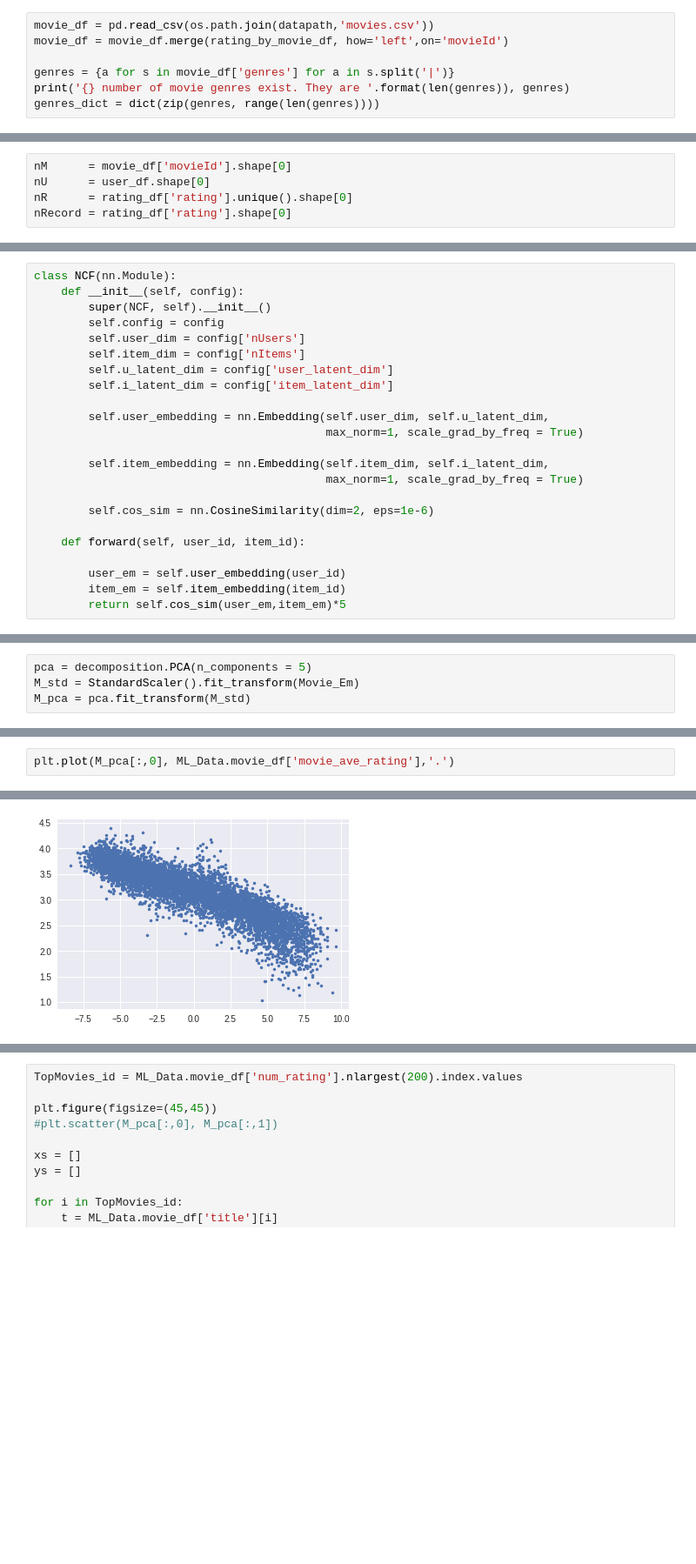
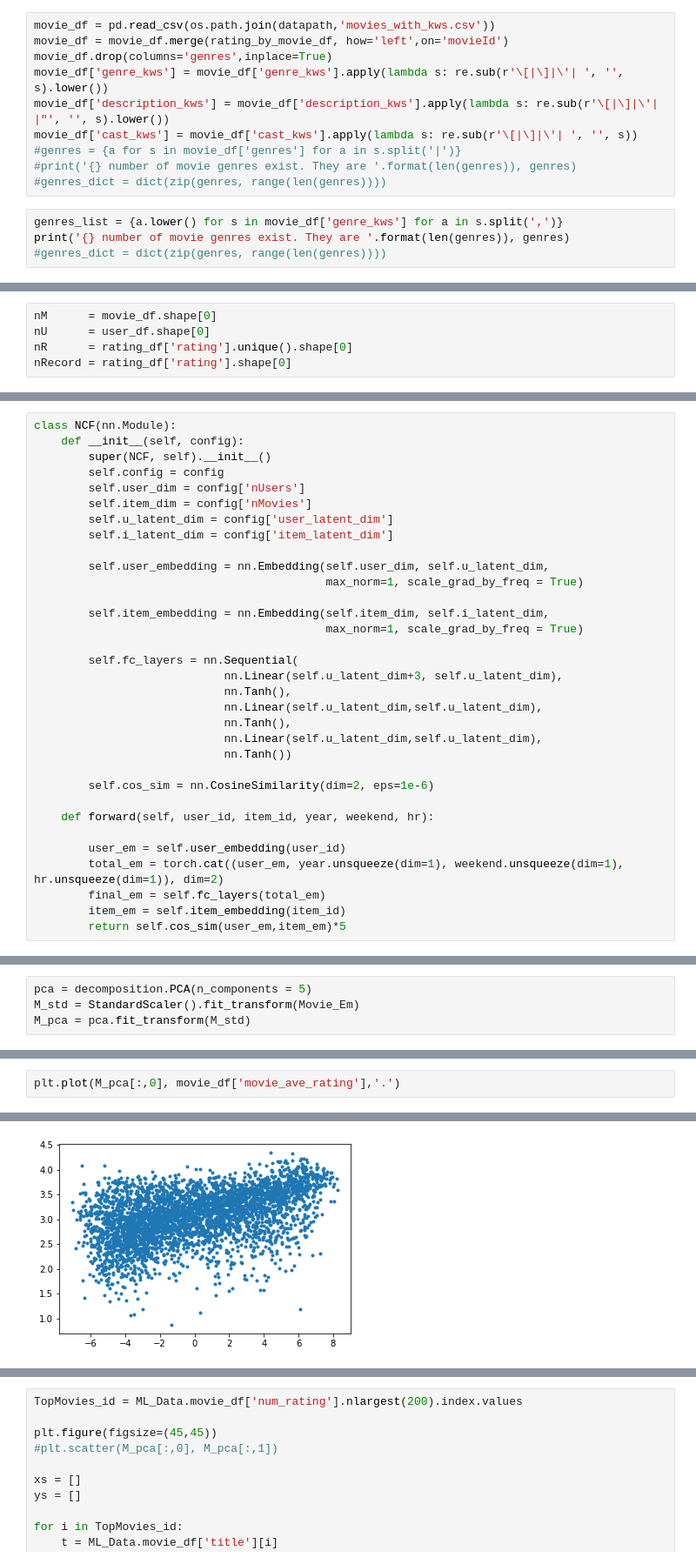
Before and after one commit to zxzhaixiang/QMDB, a Jupyter notebook: model/RecSys.ipynb, the cells around one changed output, grey strips where cells are left out. Shown at 87% size. Saved outputs shown, nothing was run; the diff lists cells and outputs as text; blank space fills up the shorter version.

```diff
--- a/model/RecSys.ipynb
+++ b/model/RecSys.ipynb
@@ -73,11 +78,18 @@ rating_by_movie_df = rating_df.groupby('movieId', as_index = False).agg({
                     'rating': [('movie_ave_rating','mean'),('movie_std_rating', 'std')]})
 rating_by_movie_df.columns.set_levels([item if item!='' else 'movieId' for item in rating_by_movie_df.columns.levels[1]],level=1,inplace=True)
 rating_by_movie_df.columns = rating_by_movie_df.columns.droplevel(0)#drop first level column name (old column name before aggregation)
+# %%
+movie_df = pd.read_csv(os.path.join(datapath,'movies_with_kws.csv'))
+movie_df = movie_df.merge(rating_by_movie_df, how='left',on='movieId')
+movie_df.drop(columns='genres',inplace=True)
+movie_df['genre_kws'] = movie_df['genre_kws'].apply(lambda s: re.sub(r'\[|\]|\'| ', '', s).lower())
+movie_df['description_kws'] = movie_df['description_kws'].apply(lambda s: re.sub(r'\[|\]|\'| |"', '', s).lower())
+movie_df['cast_kws'] = movie_df['cast_kws'].apply(lambda s: re.sub(r'\[|\]|\'| ', '', s))
+#genres = {a for s in movie_df['genres'] for a in s.split('|')}
+#print('{} number of movie genres exist. They are '.format(len(genres)), genres)
+#genres_dict = dict(zip(genres, range(len(genres))))
 # %%
-movie_df = pd.read_csv(os.path.join(datapath,'movies.csv'))
-movie_df = movie_df.merge(rating_by_movie_df, how='left',on='movieId')
-
-genres = {a for s in movie_df['genres'] for a in s.split('|')}
+genres_list = {a.lower() for s in movie_df['genre_kws'] for a in s.split(',')}
 print('{} number of movie genres exist. They are '.format(len(genres)), genres)
-genres_dict = dict(zip(genres, range(len(genres))))
+#genres_dict = dict(zip(genres, range(len(genres))))
 # %% [output]
@@ -85,5 +112,5 @@ genres_dict = dict(zip(genres, range(len(genres))))
 # %%
-nM      = movie_df['movieId'].shape[0]
+nM      = movie_df.shape[0]
 nU      = user_df.shape[0]
 nR      = rating_df['rating'].unique().shape[0]
 nRecord = rating_df['rating'].shape[0]
@@ -180,7 +210,7 @@ class NCF(nn.Module):
         super(NCF, self).__init__()
         self.config = config
         self.user_dim = config['nUsers']
-        self.item_dim = config['nItems']
+        self.item_dim = config['nMovies']
         self.u_latent_dim = config['user_latent_dim']
         self.i_latent_dim = config['item_latent_dim']
 
@@ -190,11 +220,21 @@ class NCF(nn.Module):
         self.item_embedding = nn.Embedding(self.item_dim, self.i_latent_dim,
                                            max_norm=1, scale_grad_by_freq = True)
 
+        self.fc_layers = nn.Sequential(
+                            nn.Linear(self.u_latent_dim+3, self.u_latent_dim),
+                            nn.Tanh(),
+                            nn.Linear(self.u_latent_dim,self.u_latent_dim),
+                            nn.Tanh(),
+                            nn.Linear(self.u_latent_dim,self.u_latent_dim),
+                            nn.Tanh())
+
         self.cos_sim = nn.CosineSimilarity(dim=2, eps=1e-6)
 
-    def forward(self, user_id, item_id):
+    def forward(self, user_id, item_id, year, weekend, hr):
 
         user_em = self.user_embedding(user_id)
+        total_em = torch.cat((user_em, year.unsqueeze(dim=1), weekend.unsqueeze(dim=1), hr.unsqueeze(dim=1)), dim=2)
+        final_em = self.fc_layers(total_em)
         item_em = self.item_embedding(item_id)
         return self.cos_sim(user_em,item_em)*5
 # %%
@@ -470,8 +524,8 @@ plt.axis('equal')
 # %%
-plt.plot(M_pca[:,0], ML_Data.movie_df['movie_ave_rating'],'.')
+plt.plot(M_pca[:,0], movie_df['movie_ave_rating'],'.')
 # %% [output]
 [<matplotlib.lines.Line2D at 0x...>]
-[figure, old version]
+[figure, new version]
 # %%
 plt.figure(figsize=(8,8))
 #for g in ML_Dataset.movie_genres:
```
Also changed, not shown: parts of 33 cells of this notebook.
